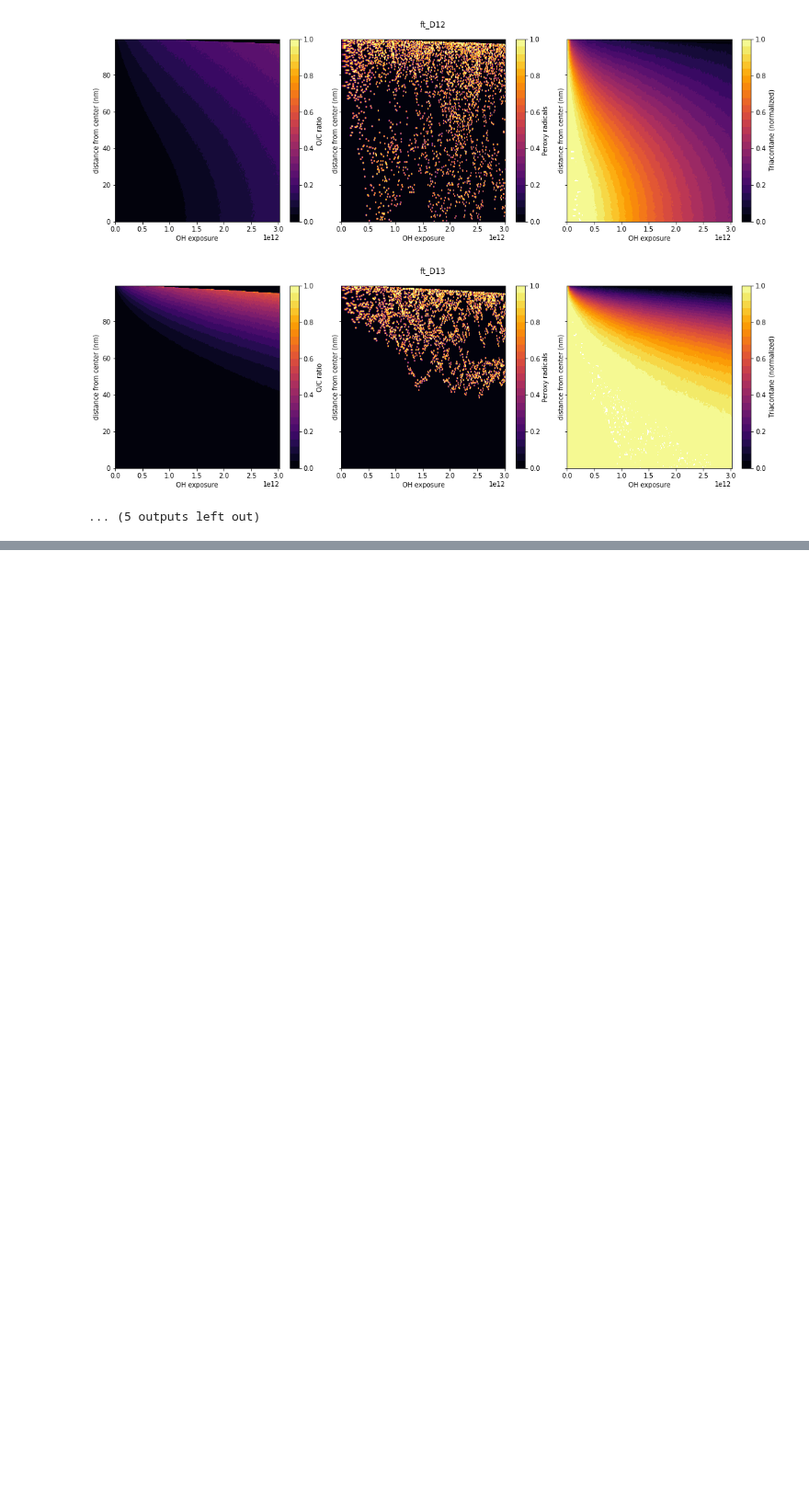
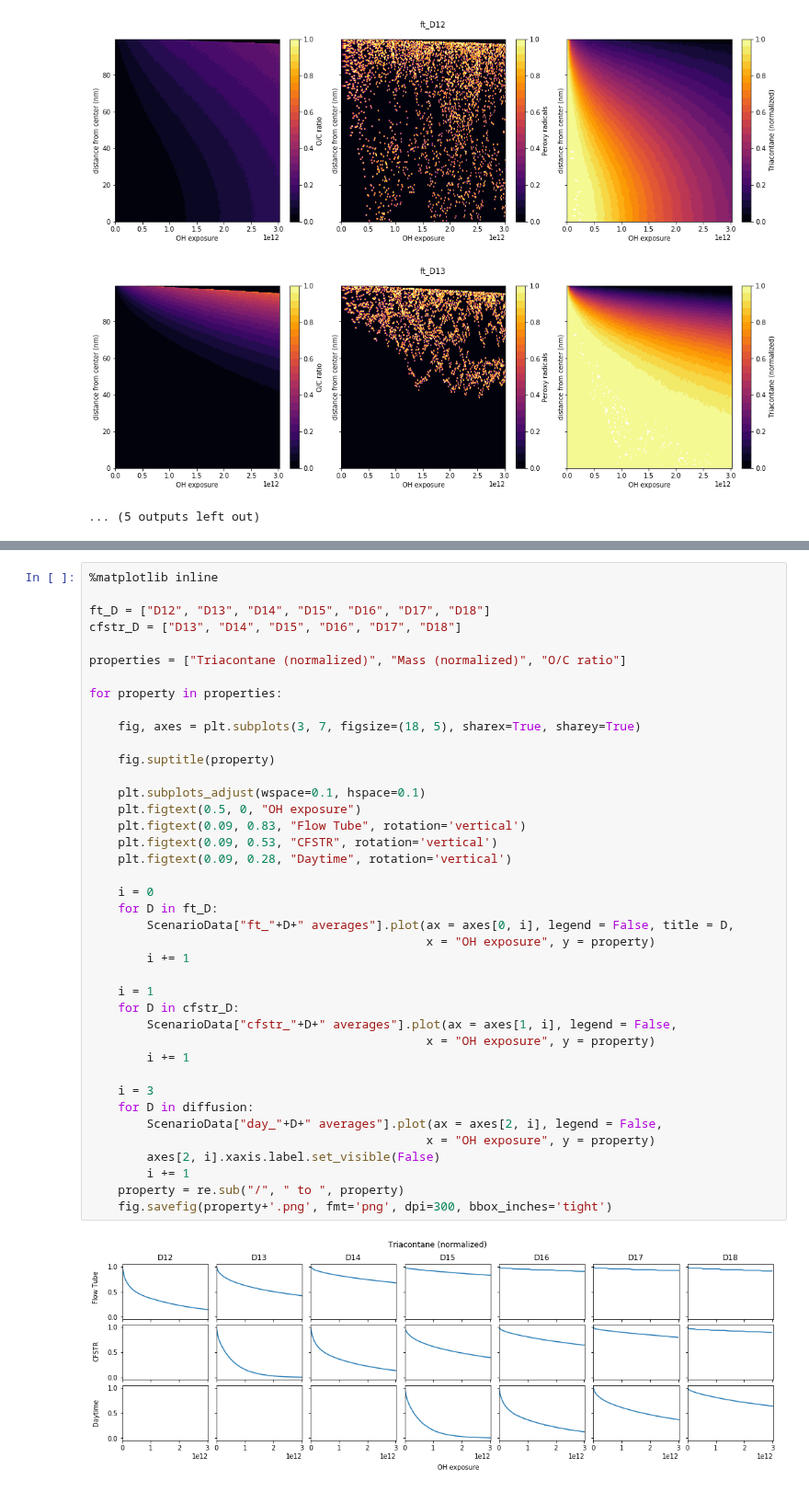
Before and after one commit to aawiegel/StackSimAnalysis, a Jupyter notebook: python/DiffusionSeries.ipynb, the cells around one changed output, grey strips where cells are left out. Shown at 92% size. Saved outputs shown, nothing was run; the diff lists cells and outputs as text; blank space fills up the shorter version.

Commit message:
panel plot

```diff
--- a/python/DiffusionSeries.ipynb
+++ b/python/DiffusionSeries.ipynb
@@ -333,0 +338,42 @@ for scenario in natsort.natsorted(files.keys()):
+# %%
+%matplotlib inline
+
+ft_D = ["D12", "D13", "D14", "D15", "D16", "D17", "D18"]
+cfstr_D = ["D13", "D14", "D15", "D16", "D17", "D18"]
+
+properties = ["Triacontane (normalized)", "Mass (normalized)", "O/C ratio"]
+
+for property in properties:
+
+    fig, axes = plt.subplots(3, 7, figsize=(18, 5), sharex=True, sharey=True)
+
+    fig.suptitle(property)
+
+    plt.subplots_adjust(wspace=0.1, hspace=0.1)
+    plt.figtext(0.5, 0, "OH exposure")
+    plt.figtext(0.09, 0.83, "Flow Tube", rotation='vertical')
+    plt.figtext(0.09, 0.53, "CFSTR", rotation='vertical')
+    plt.figtext(0.09, 0.28, "Daytime", rotation='vertical')
+
+    i = 0
+    for D in ft_D:
+        ScenarioData["ft_"+D+" averages"].plot(ax = axes[0, i], legend = False, title = D,
+                                               x = "OH exposure", y = property)
+        i += 1
+
+    i = 1
+    for D in cfstr_D:
+        ScenarioData["cfstr_"+D+" averages"].plot(ax = axes[1, i], legend = False,
+                                               x = "OH exposure", y = property)
+        i += 1
+
+    i = 3
+    for D in diffusion:
+        ScenarioData["day_"+D+" averages"].plot(ax = axes[2, i], legend = False,
+                                               x = "OH exposure", y = property)
+        axes[2, i].xaxis.label.set_visible(False)
+        i += 1
+    property = re.sub("/", " to ", property)
+    fig.savefig(property+'.png', fmt='png', dpi=300, bbox_inches='tight')
+# %% [output]
+[figure, added]
```
Also changed, not shown: parts of 2 cells of this notebook.
